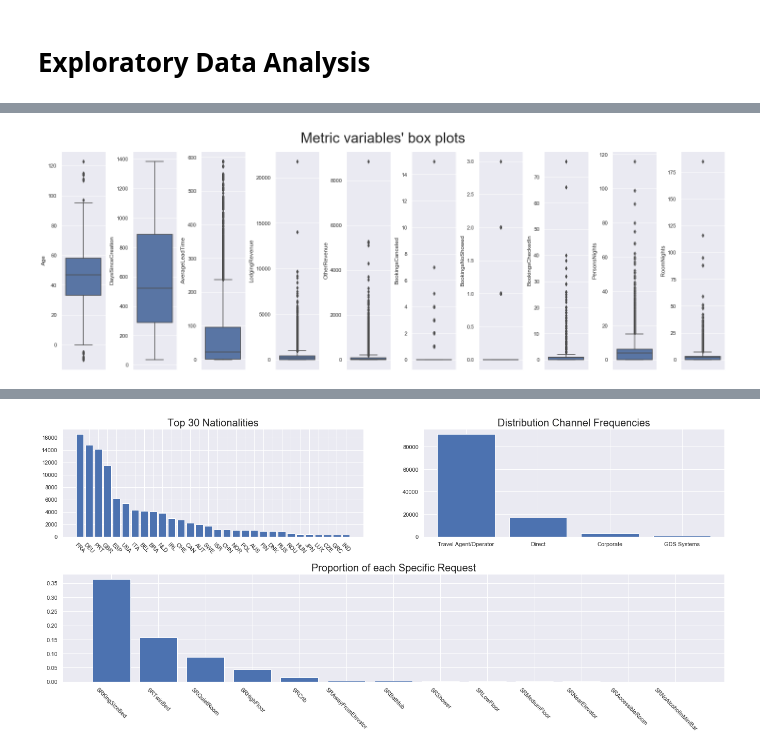
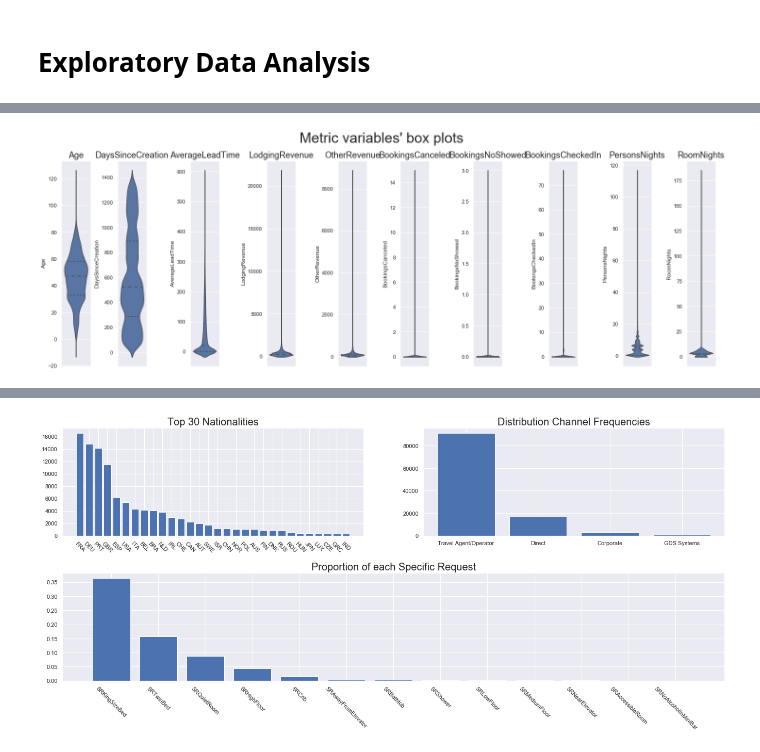
Before and after one commit to pmfs-alves/BCDS_Proj1_Segmentation, a Jupyter notebook: David.ipynb, the cells around one changed output, grey strips where cells are left out. Drawn from its saved outputs; the diff is of its cells as text; code cells hidden in the pictures.

```diff
--- a/David.ipynb
+++ b/David.ipynb
@@ -81,19 +90,20 @@ plt.show()
 # %%
 sns.set()
 
 # Features to plot
 plot_features = metric_df.columns.drop("ID")
 
 # Prepare figure
 fig, axes = plt.subplots(1, len(plot_features), figsize=(20,7), constrained_layout=True)
 
 # Plot data
 for ax, f in zip(axes, plot_features):
-    sns.boxplot(y=f, data=metric_df, ax=ax)
+    sns.violinplot(y=f, data=metric_df, ax=ax, inner="quartile")
+    ax.set_title(str(f), fontsize=18)
 
 # Layout
 plt.suptitle("Metric variables' box plots", fontsize=30)
 
 plt.show()
 # %% [output]
-[figure, old version]
+[figure, new version]
```
Also changed, not shown: parts of 6 cells of this notebook, 1 other file.
